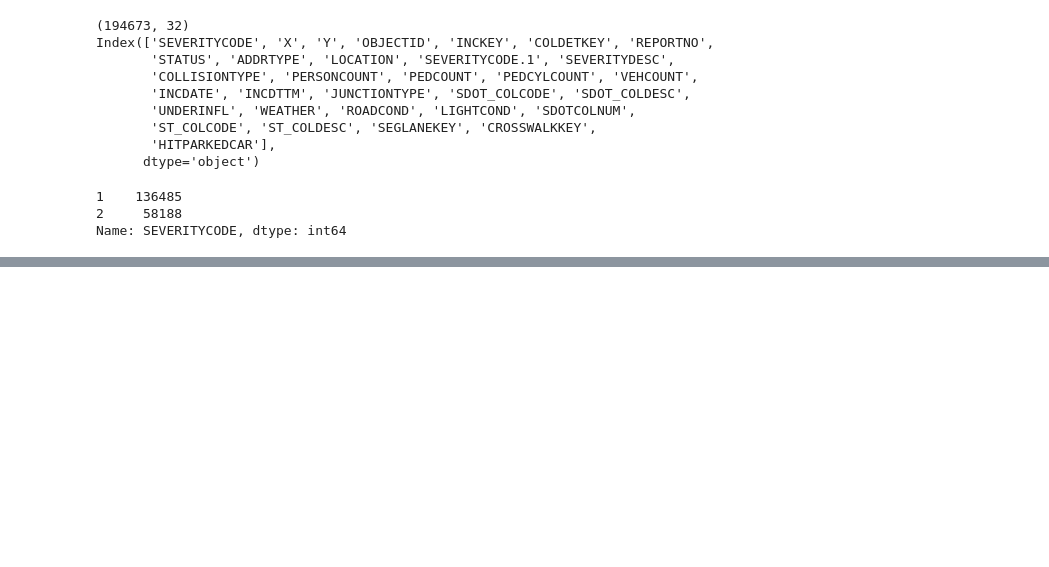
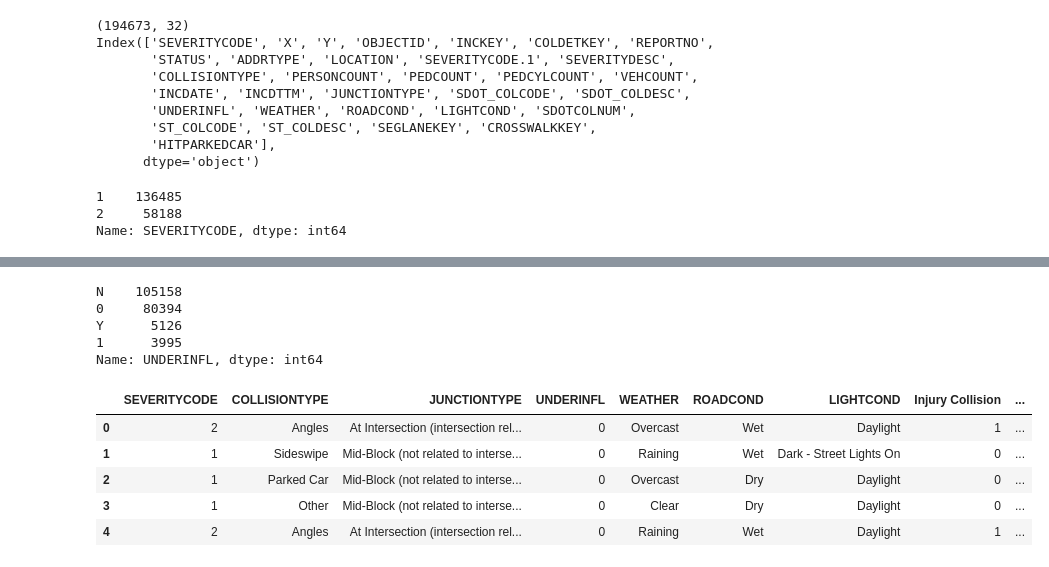
Before and after one commit to willm625/Coursera_Capstone, a Jupyter notebook: cap_nb.ipynb, the cells around one changed output, grey strips where cells are left out. Drawn from its saved outputs; the diff is of its cells as text; code cells hidden in the pictures; blank space fills up the shorter version.

```diff
--- a/cap_nb.ipynb
+++ b/cap_nb.ipynb
@@ -163,0 +223,18 @@ Name: SEVERITYCODE, dtype: int64
+# %%
+df2['UNDERINFL'].value_counts()
+# %% [output]
+N    105158
+0     80394
+Y      5126
+1      3995
+Name: UNDERINFL, dtype: int64
+# %%
+##df2["UNDERINFL"].replace({"N" : "0", "Y": "1"}, inplace=True)
+df2.head()
+# %% [output]
+|  | SEVERITYCODE | COLLISIONTYPE | JUNCTIONTYPE | UNDERINFL | WEATHER | ROADCOND | LIGHTCOND | Injury Collision | ... |
+| 0 | 2 | Angles | At Intersection (intersection rel... | 0 | Overcast | Wet | Daylight | 1 | ... |
+| 1 | 1 | Sideswipe | Mid-Block (not related to interse... | 0 | Raining | Wet | Dark - Street Lights On | 0 | ... |
+| 2 | 1 | Parked Car | Mid-Block (not related to interse... | 0 | Overcast | Dry | Daylight | 0 | ... |
+| 3 | 1 | Other | Mid-Block (not related to interse... | 0 | Clear | Dry | Daylight | 0 | ... |
+| 4 | 2 | Angles | At Intersection (intersection rel... | 0 | Raining | Wet | Daylight | 1 | ... |
```
Also changed, not shown: parts of 29 cells of this notebook.
